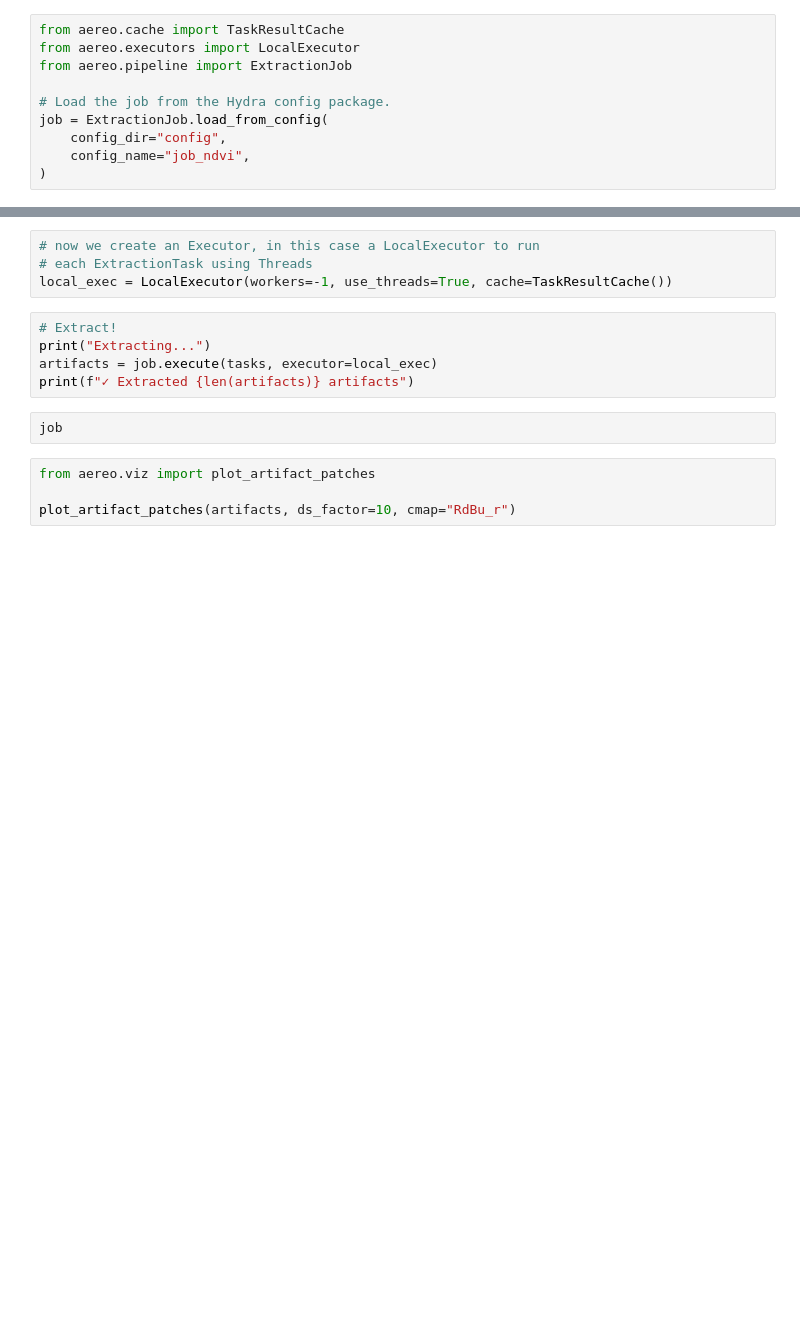
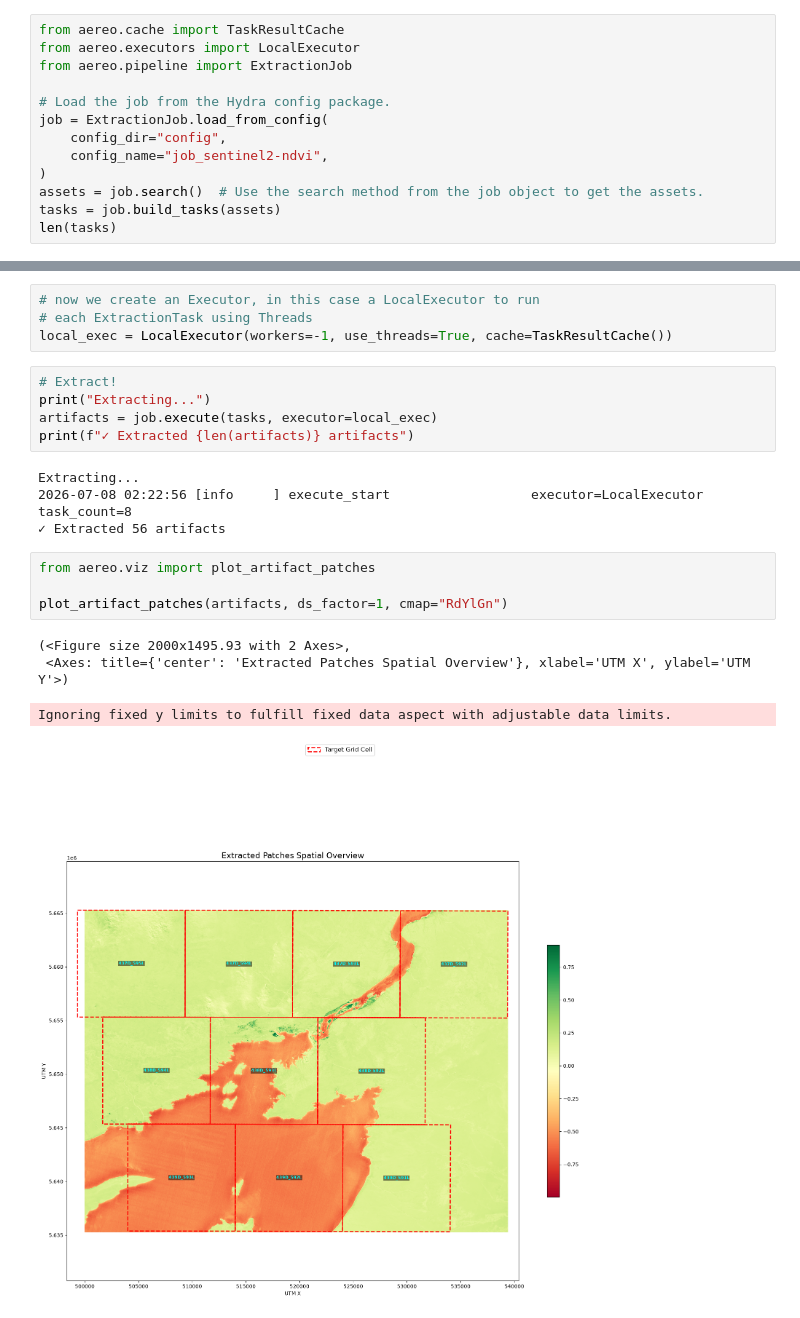
Before and after one commit to frandorr/aereo, a Jupyter notebook: examples/01b-sentinel2-ndvi.ipynb, the cells around one changed output, grey strips where cells are left out. Cells and saved outputs as stored; diff of their text form; blank space fills up the shorter version.

```diff
--- a/examples/01b-sentinel2-ndvi.ipynb
+++ b/examples/01b-sentinel2-ndvi.ipynb
@@ -6,5 +6,8 @@ from aereo.pipeline import ExtractionJob
 # Load the job from the Hydra config package.
 job = ExtractionJob.load_from_config(
     config_dir="config",
-    config_name="job_ndvi",
+    config_name="job_sentinel2-ndvi",
 )
+assets = job.search()  # Use the search method from the job object to get the assets.
+tasks = job.build_tasks(assets)
+len(tasks)
@@ -21,9 +24,16 @@ local_exec = LocalExecutor(workers=-1, use_threads=True, cache=TaskResultCache()
 print("Extracting...")
 artifacts = job.execute(tasks, executor=local_exec)
 print(f"✓ Extracted {len(artifacts)} artifacts")
+# %% [output]
+Extracting...
+2026-07-08 02:22:56 [info     ] execute_start                  executor=LocalExecutor task_count=8
+✓ Extracted 56 artifacts
-# %%
-job
 # %%
 from aereo.viz import plot_artifact_patches
 
-plot_artifact_patches(artifacts, ds_factor=10, cmap="RdBu_r")
+plot_artifact_patches(artifacts, ds_factor=1, cmap="RdYlGn")
+# %% [output]
+(<Figure size 2000x1495.93 with 2 Axes>,
+ <Axes: title={'center': 'Extracted Patches Spatial Overview'}, xlabel='UTM X', ylabel='UTM Y'>)
+Ignoring fixed y limits to fulfill fixed data aspect with adjustable data limits.
+[figure, added]
```
Also changed, not shown: parts of 2 cells of this notebook, 12 other files.
